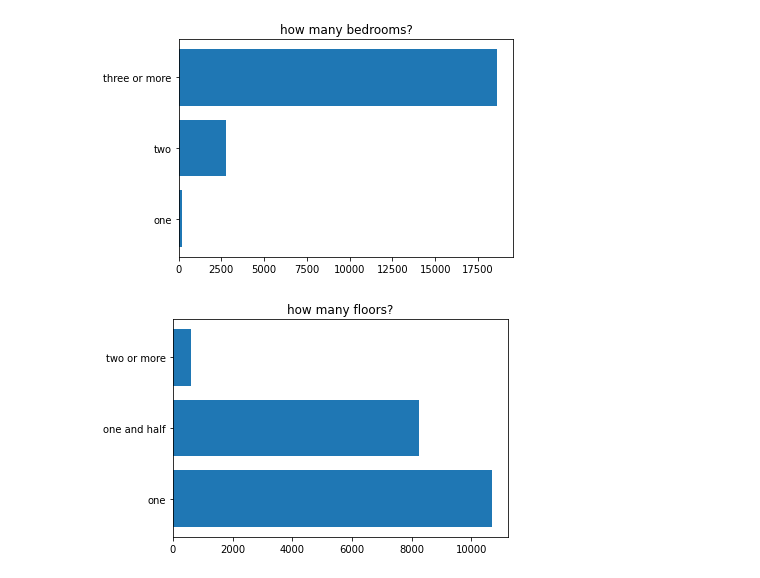
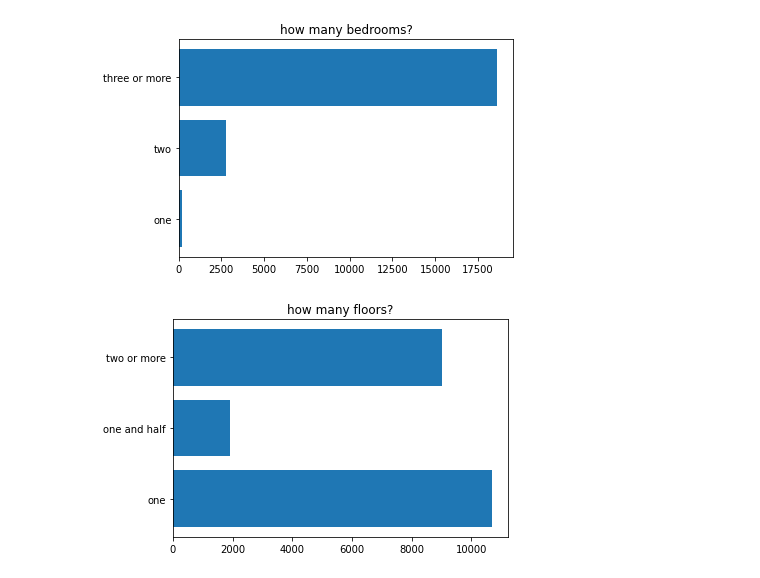
Before and after one commit to Arrinch/eda, a Jupyter notebook: homes.ipynb, the cells around one changed output. Drawn from its saved outputs; the diff is of its cells as text; code cells hidden in the pictures.

```diff
--- a/homes.ipynb
+++ b/homes.ipynb
@@ -61,31 +55,24 @@ plt.show()
 # %%
 #Floors chart
 f = df1['floors']
 
 one_floor, one_and_half, two_or_more = [], [], []
 
-def quantity_by_floors():
-    for i in f:
-        if (i == 1):
-            one_floor.append(i)
-        elif (i == 2):
-            one_and_half.append(1)
-        elif (i >= 3):
-            two_or_more.append(1)
+for i in f:
+    if (i == 1):
+        one_floor.append(i)
+    elif (i == 1.5):
+        one_and_half.append(1)
+    elif (i >= 2):
+        two_or_more.append(1)
 
-
-quantity_by_floors()
-one = len(one_floor)
-onenhalf = len(one_and_half)
-twormore = len(two_or_more)
-
-quantity = [one, onenhalf, twormore]
+quantity = [len(one_floor), len(one_and_half), len(two_or_more)]
 floors = ['one', 'one and half', 'two or more']
 
 plt.barh(floors, quantity)
 
 plt.title('how many floors?')
 
 plt.show()
 # %% [output]
-[figure, old version]
+[figure, new version]
```
Also changed, not shown: parts of 2 cells of this notebook.
